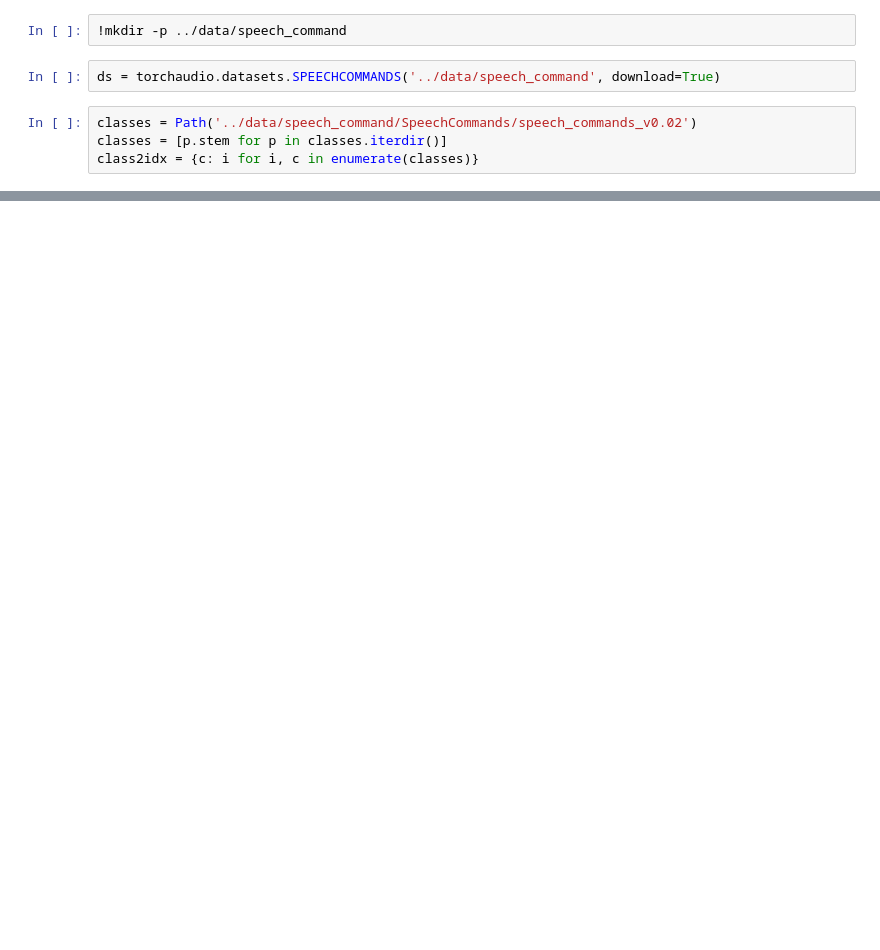
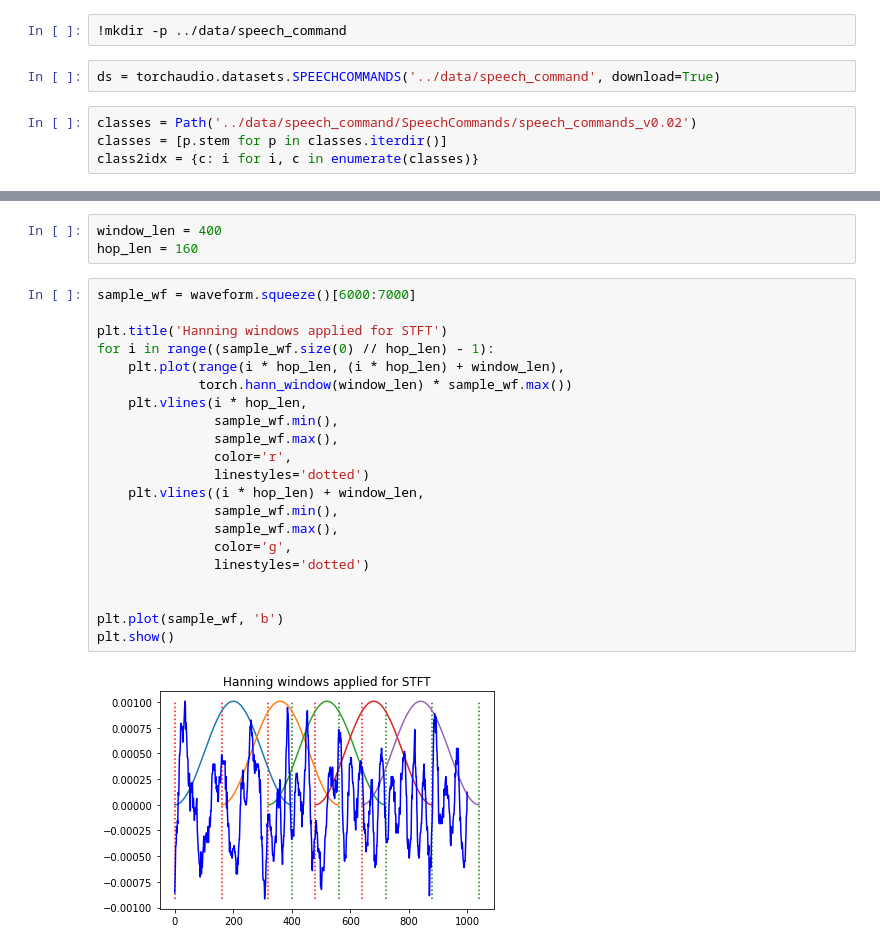
Before and after one commit to Guillem96/activity-recognition, a Jupyter notebook: notebooks/Audio Classification PyTorch.ipynb, the cells around one changed output, grey strips where cells are left out. Saved outputs shown, nothing was run; the diff lists cells and outputs as text; blank space fills up the shorter version.

```diff
--- a/notebooks/Audio Classification PyTorch.ipynb
+++ b/notebooks/Audio Classification PyTorch.ipynb
@@ -69,0 +52,26 @@ valid_ds = torchaudio.datasets.SPEECHCOMMANDS(
+# %%
+window_len = 400
+hop_len = 160
+# %%
+sample_wf = waveform.squeeze()[6000:7000]
+
+plt.title('Hanning windows applied for STFT')
+for i in range((sample_wf.size(0) // hop_len) - 1):
+    plt.plot(range(i * hop_len, (i * hop_len) + window_len),
+             torch.hann_window(window_len) * sample_wf.max())
+    plt.vlines(i * hop_len,
+               sample_wf.min(),
+               sample_wf.max(),
+               color='r',
+               linestyles='dotted')
+    plt.vlines((i * hop_len) + window_len,
+               sample_wf.min(),
+               sample_wf.max(),
+               color='g',
+               linestyles='dotted')
+
+
+plt.plot(sample_wf, 'b')
+plt.show()
+# %% [output]
+[figure, added]
```
Also changed, not shown: parts of 22 cells of this notebook, 4 other files.
